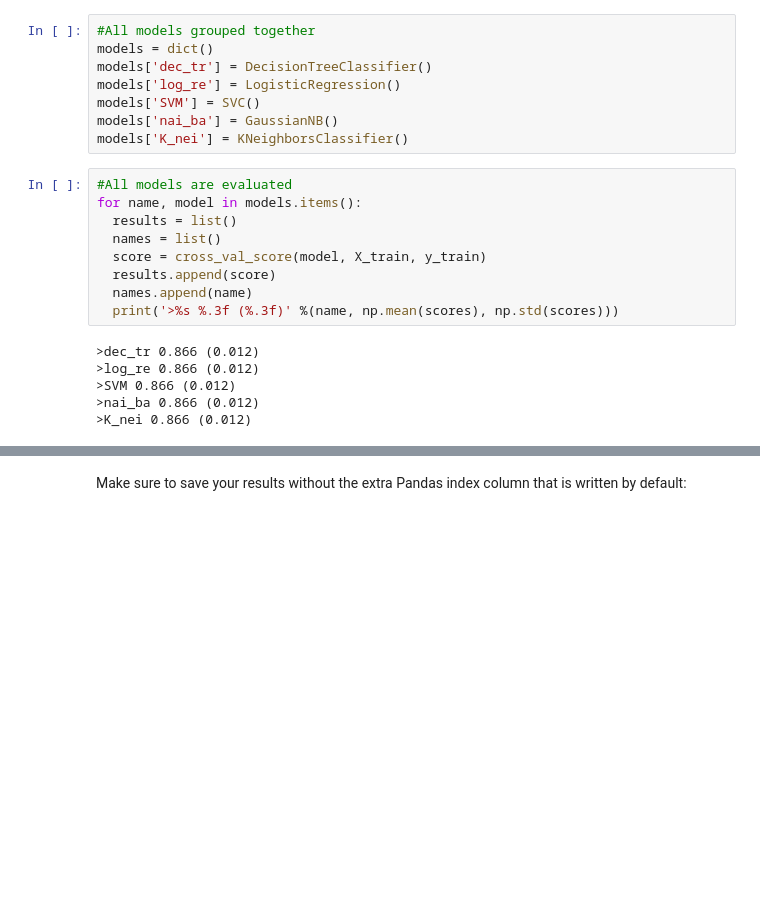
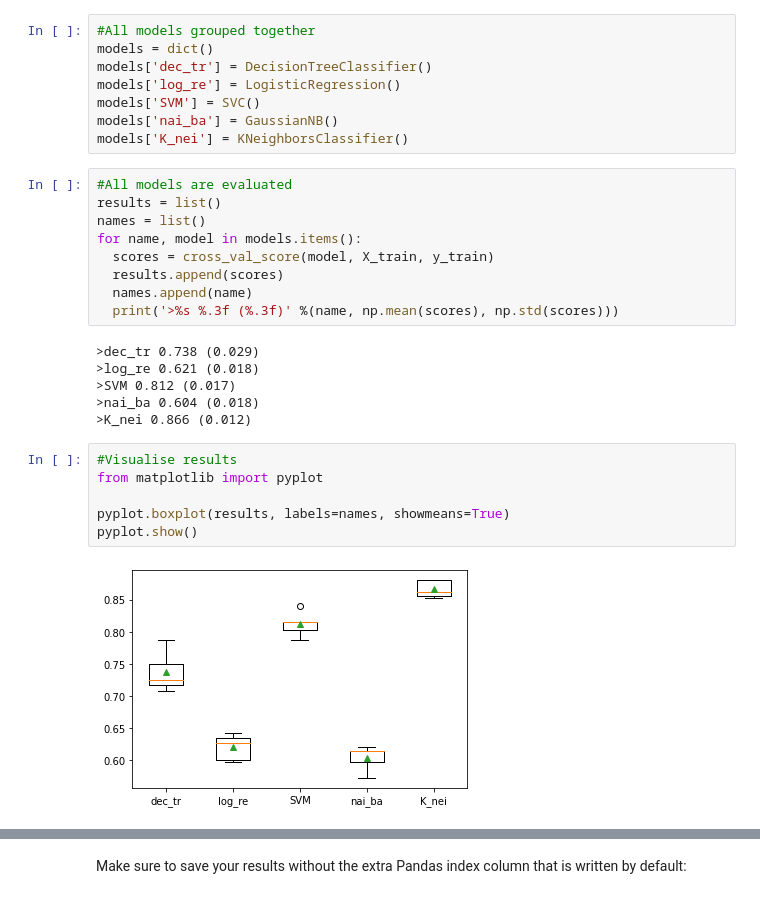
Before and after one commit to killianraes/Machine_Learning_course_UGent_D012554_kaggle, a Jupyter notebook: Eye_blinking_prediction/workpage.ipynb, the cells around one changed output, grey strips where cells are left out. Drawn from its saved outputs; the diff is of its cells as text; blank space fills up the shorter version.

```diff
--- a/Eye_blinking_prediction/workpage.ipynb
+++ b/Eye_blinking_prediction/workpage.ipynb
@@ -238,16 +238,24 @@ models['nai_ba'] = GaussianNB()
 models['K_nei'] = KNeighborsClassifier()
 # %%
 #All models are evaluated
+results = list()
+names = list()
 for name, model in models.items():
-  results = list()
-  names = list()
-  score = cross_val_score(model, X_train, y_train)
-  results.append(score)
+  scores = cross_val_score(model, X_train, y_train)
+  results.append(scores)
   names.append(name)
   print('>%s %.3f (%.3f)' %(name, np.mean(scores), np.std(scores)))
 # %% [output]
->dec_tr 0.866 (0.012)
->log_re 0.866 (0.012)
->SVM 0.866 (0.012)
->nai_ba 0.866 (0.012)
+>dec_tr 0.738 (0.029)
+>log_re 0.621 (0.018)
+>SVM 0.812 (0.017)
+>nai_ba 0.604 (0.018)
 >K_nei 0.866 (0.012)
+# %%
+#Visualise results
+from matplotlib import pyplot
+
+pyplot.boxplot(results, labels=names, showmeans=True)
+pyplot.show()
+# %% [output]
+[figure, added]
```
Also changed, not shown: parts of 7 cells of this notebook.
